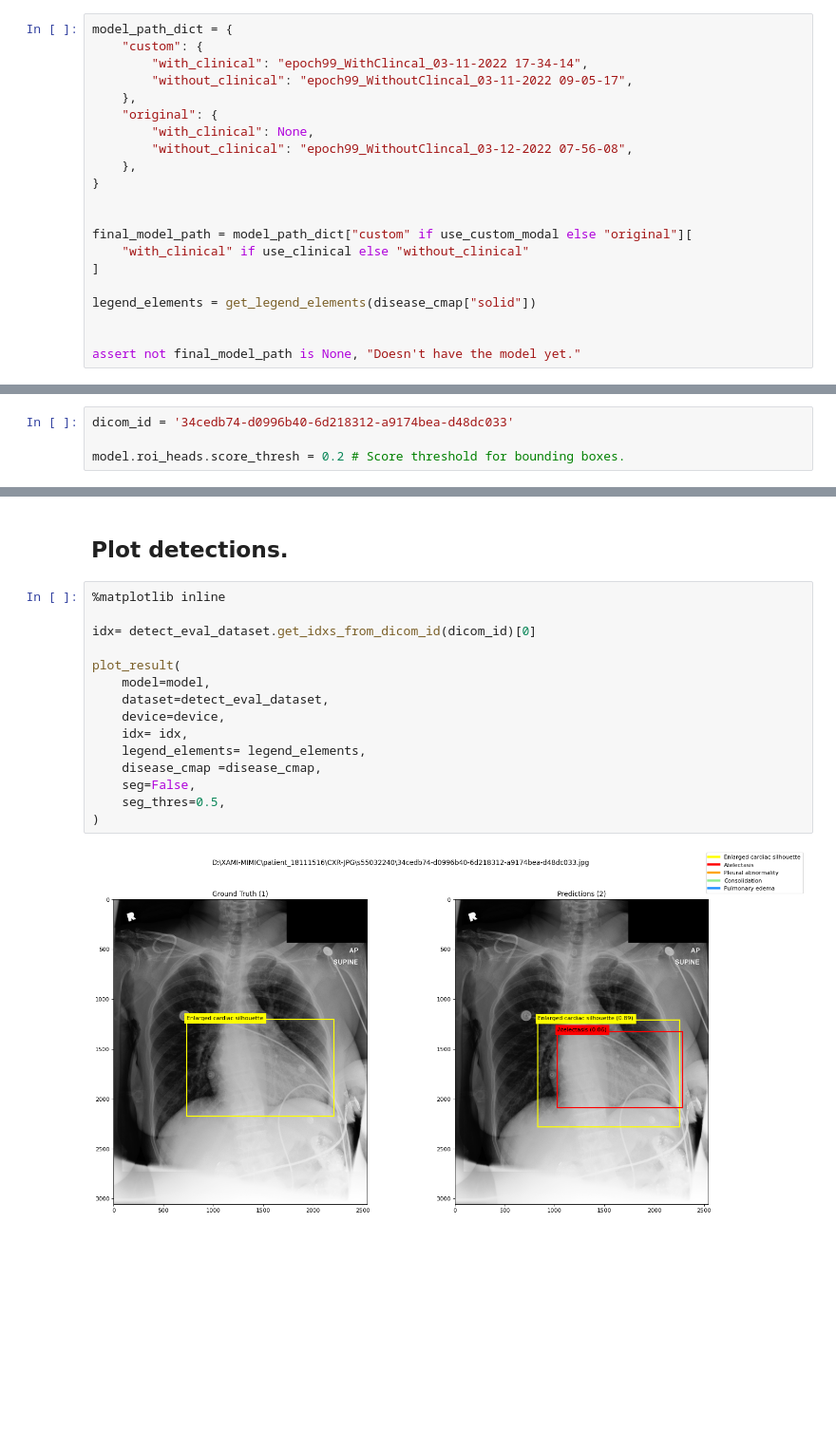
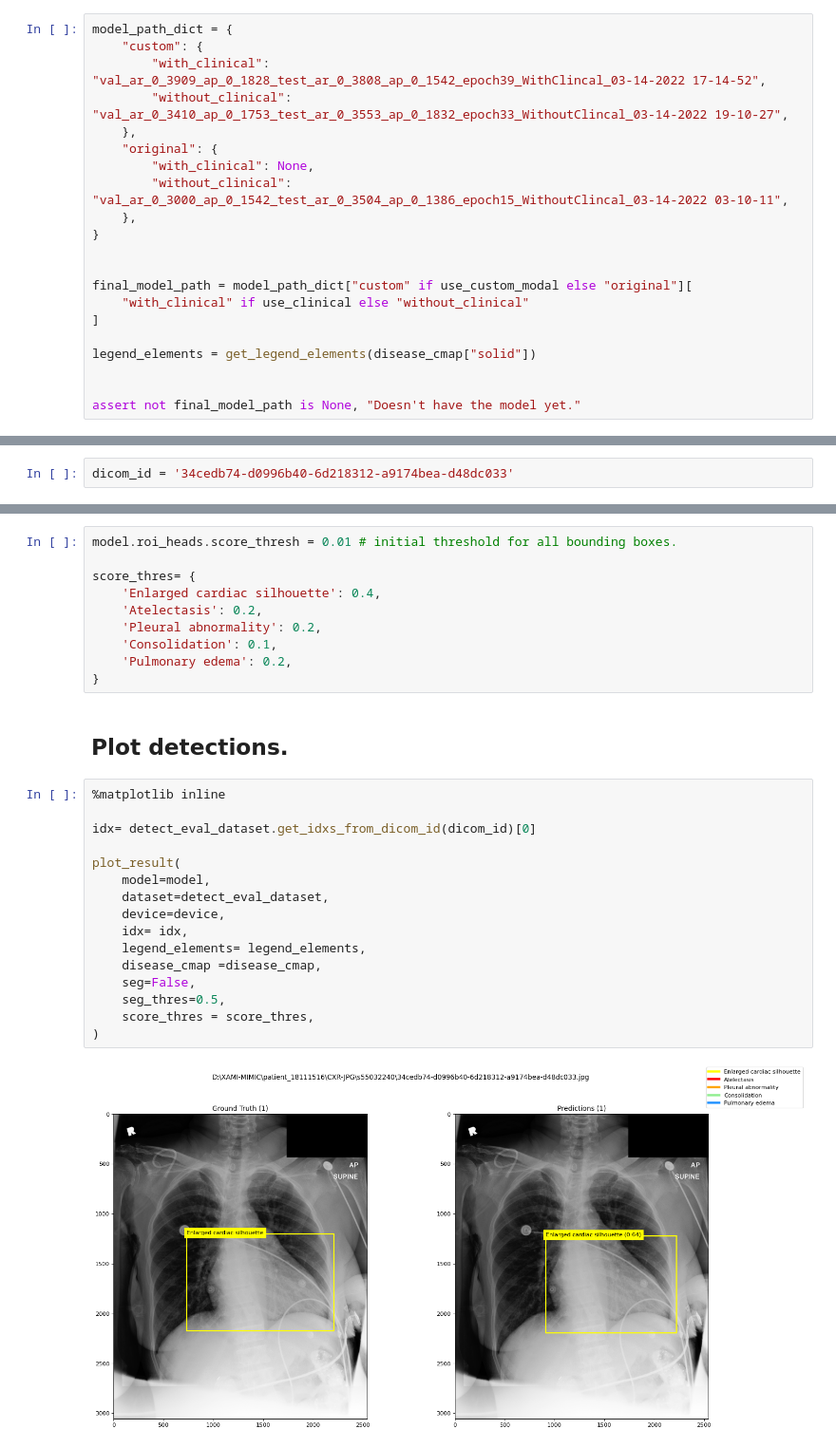
Before and after one commit to ChihchengHsieh/multimodal-abnormalities-detection, a Jupyter notebook: [5] pred.ipynb, the cells around one changed output, grey strips where cells are left out. Shown at 95% size. Saved outputs shown, nothing was run; the diff lists cells and outputs as text; blank space fills up the shorter version.

```diff
--- a/[5] pred.ipynb
+++ b/[5] pred.ipynb
@@ -70,12 +69,12 @@ This notebook will running on device: [cuda]
 # %%
 model_path_dict = {
     "custom": {
-        "with_clinical": "epoch99_WithClincal_03-11-2022 17-34-14",
-        "without_clinical": "epoch99_WithoutClincal_03-11-2022 09-05-17",
+        "with_clinical": "val_ar_0_3909_ap_0_1828_test_ar_0_3808_ap_0_1542_epoch39_WithClincal_03-14-2022 17-14-52",
+        "without_clinical": "val_ar_0_3410_ap_0_1753_test_ar_0_3553_ap_0_1832_epoch33_WithoutClincal_03-14-2022 19-10-27",
     },
     "original": {
         "with_clinical": None,
-        "without_clinical": "epoch99_WithoutClincal_03-12-2022 07-56-08",
+        "without_clinical": "val_ar_0_3000_ap_0_1542_test_ar_0_3504_ap_0_1386_epoch15_WithoutClincal_03-14-2022 03-10-11",
     },
 }
 
@@ -161,5 +160,3 @@ IoU metric: bbox
 ## [Ajustable Section 2] Define the dicom_id you want to check. And, set the threshold for bounding boxes.
 # %%
 dicom_id = '34cedb74-d0996b40-6d218312-a9174bea-d48dc033'
-
-model.roi_heads.score_thresh = 0.2 # Score threshold for bounding boxes.
@@ -166,19 +165,30 @@ model.roi_heads.score_thresh = 0.2 # Score threshold for bounding boxes.
+# %%
+model.roi_heads.score_thresh = 0.01 # initial threshold for all bounding boxes.
+
+score_thres= {
+    'Enlarged cardiac silhouette': 0.4,
+    'Atelectasis': 0.2,
+    'Pleural abnormality': 0.2,
+    'Consolidation': 0.1,
+    'Pulmonary edema': 0.2,
+}
 # %% [markdown]
 ## Plot detections.
 # %%
 %matplotlib inline
 
 idx= detect_eval_dataset.get_idxs_from_dicom_id(dicom_id)[0]
 
 plot_result(
     model=model,
     dataset=detect_eval_dataset,
     device=device,
     idx= idx,
     legend_elements= legend_elements,
     disease_cmap =disease_cmap,
     seg=False,
     seg_thres=0.5,
+    score_thres = score_thres,
 )
 # %% [output]
-[figure, old version]
+[figure, new version]
```
Also changed, not shown: parts of 4 cells of this notebook, 11 other files.
